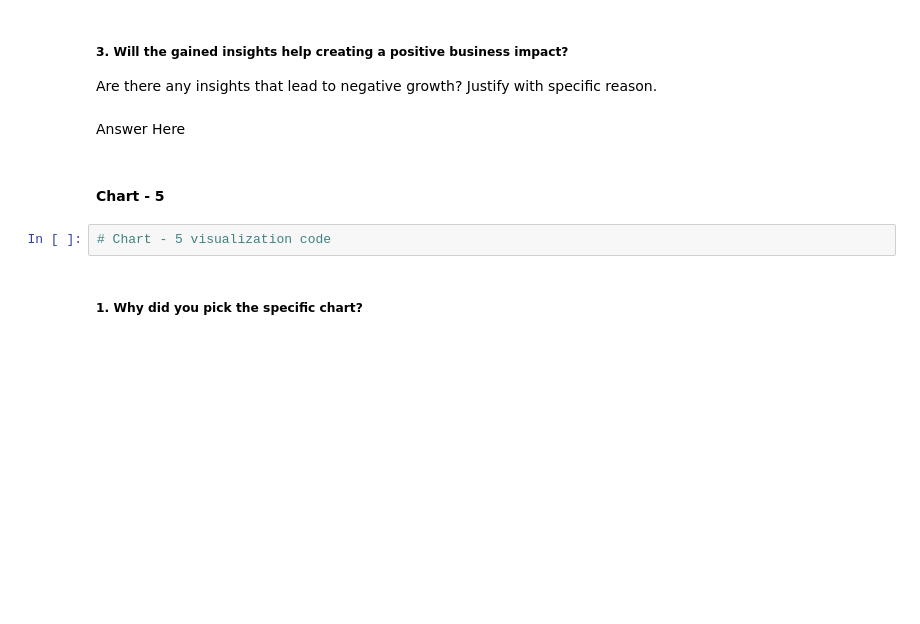
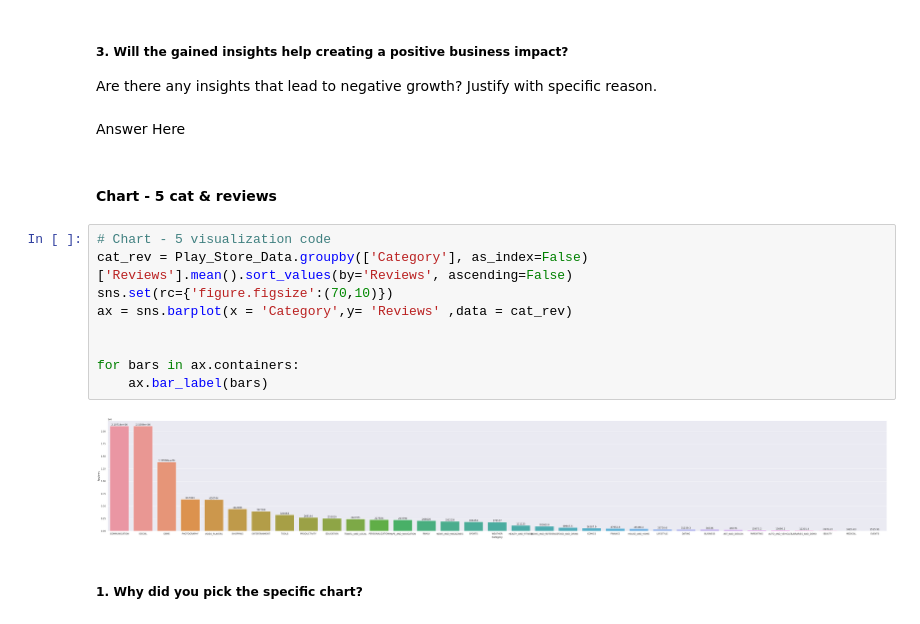
Before and after one commit to kanishkagargg/Playstore-Project, a Jupyter notebook: Copy_of_Sample_EDA_Submission_Template.ipynb, the cells around one changed output. Cells and saved outputs as stored; diff of their text form; blank space fills up the shorter version.

```diff
--- a/Copy_of_Sample_EDA_Submission_Template.ipynb
+++ b/Copy_of_Sample_EDA_Submission_Template.ipynb
@@ -478,9 +600,18 @@ Are there any insights that lead to negative growth? Justify with specific reaso
 # %% [markdown]
 Answer Here
 # %% [markdown]
-#### Chart - 5
+#### Chart - 5 cat & reviews
-# %%
-# Chart - 5 visualization code
+# %%
+# Chart - 5 visualization code
+cat_rev = Play_Store_Data.groupby(['Category'], as_index=False)['Reviews'].mean().sort_values(by='Reviews', ascending=False)
+sns.set(rc={'figure.figsize':(70,10)})
+ax = sns.barplot(x = 'Category',y= 'Reviews' ,data = cat_rev)
+
+
+for bars in ax.containers:
+    ax.bar_label(bars)
+# %% [output]
+[figure, added]
 # %% [markdown]
 ##### 1. Why did you pick the specific chart?
 # %% [markdown]
```
Also changed, not shown: parts of 51 cells of this notebook.
